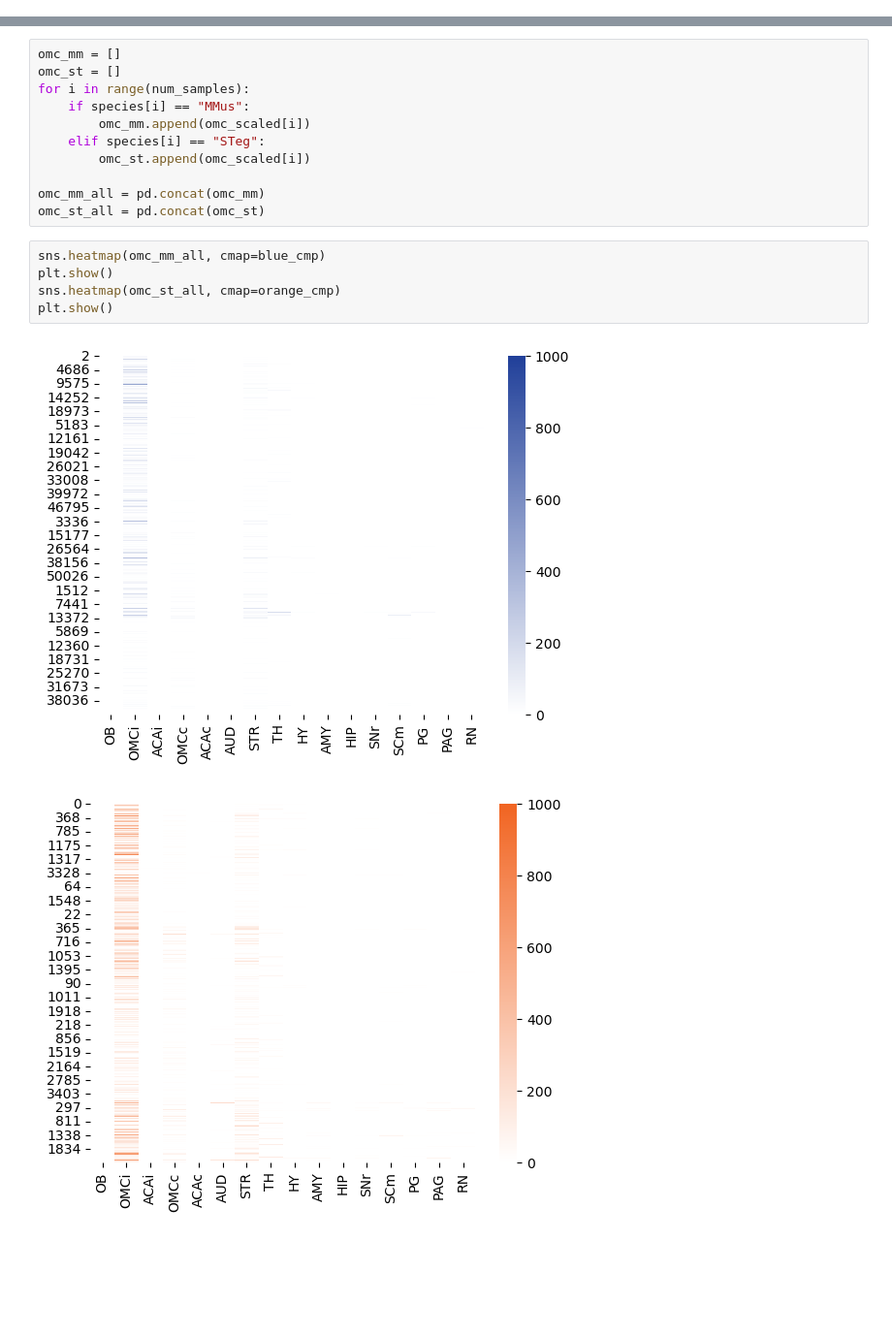
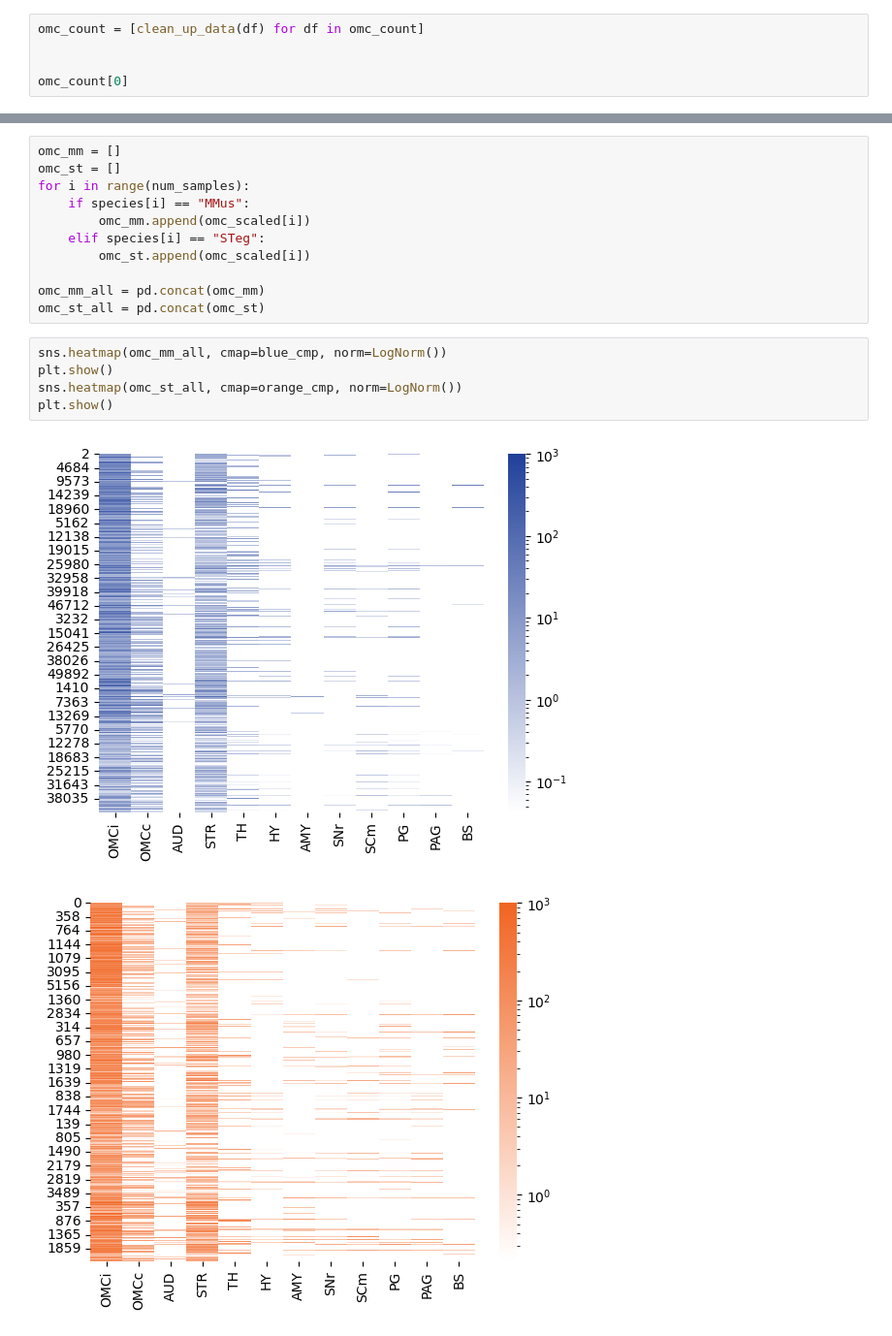
Before and after one commit to eisko/MAPseq_analysis, a Jupyter notebook: cell visualization testing.ipynb, the cells around one changed output, grey strips where cells are left out. Shown at 97% size. Cells and saved outputs as stored; diff of their text form; blank space fills up the shorter version.

```diff
--- a/cell visualization testing.ipynb
+++ b/cell visualization testing.ipynb
@@ -138,3 +138,8 @@ sns.heatmap(plot, cmap=orange_cmp, cbar=False)
 #### load data
 with open(in_path +'M194_M220_OMC_count4.pkl', 'rb') as f:
     omc_count = pickle.load(f)
+# %%
+omc_count = [clean_up_data(df) for df in omc_count]
+
+
+omc_count[0]
@@ -238,10 +243,10 @@ for i in range(num_samples):
 omc_mm_all = pd.concat(omc_mm)
 omc_st_all = pd.concat(omc_st)
 # %%
-sns.heatmap(omc_mm_all, cmap=blue_cmp)
+sns.heatmap(omc_mm_all, cmap=blue_cmp, norm=LogNorm())
 plt.show()
-sns.heatmap(omc_st_all, cmap=orange_cmp)
+sns.heatmap(omc_st_all, cmap=orange_cmp, norm=LogNorm())
 plt.show()
 # %% [output]
-[figure, old version]
+[figure, new version]
-[figure, old version]
+[figure, new version]
```
Also changed, not shown: parts of 6 cells of this notebook, 1 other file.
